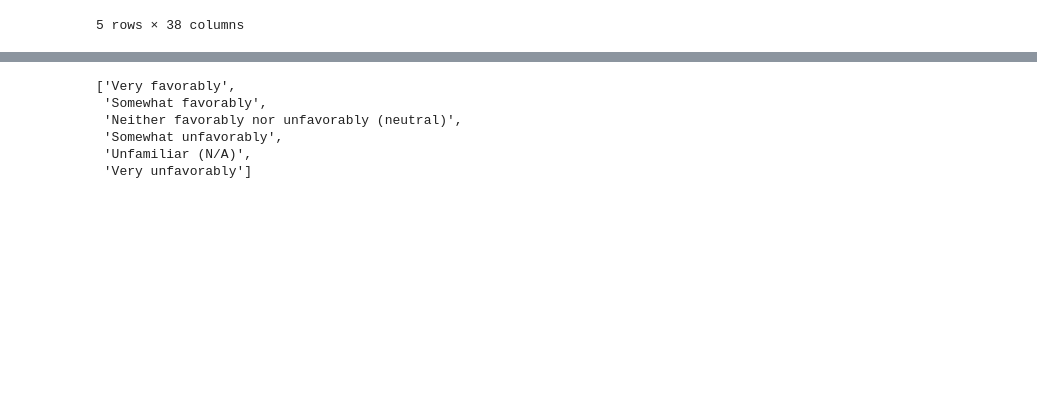
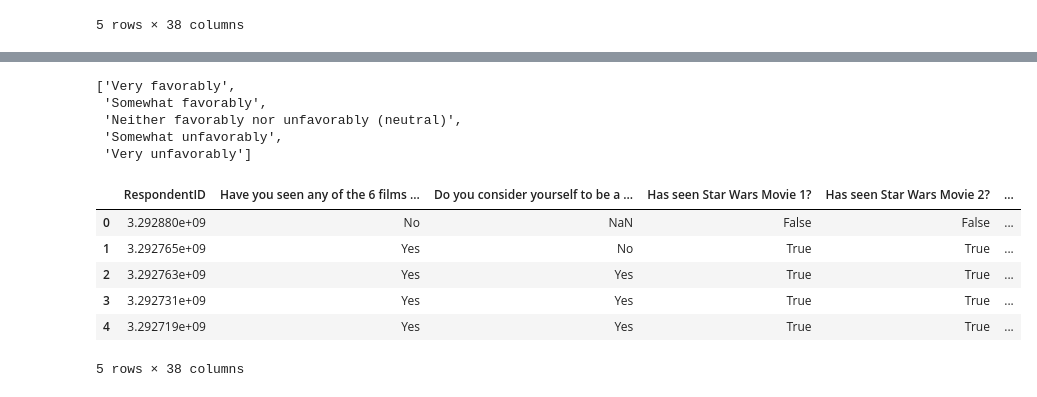
Before and after one commit to BenJMurarotto/star-wars-survey, a Jupyter notebook: star_wars_survey.ipynb, the cells around one changed output, grey strips where cells are left out. Cells and saved outputs as stored; diff of their text form; code cells hidden in the pictures; blank space fills up the shorter version.

```diff
--- a/star_wars_survey.ipynb
+++ b/star_wars_survey.ipynb
@@ -35,17 +63,32 @@ for col in range(9, 15):
 
 df.columns = new_columns
 df = df.drop(index=0).reset_index(drop=True)
+# %%
+favourability_ranking = df["Unnamed: 16"].value_counts().index.tolist()
+favourability_ranking.remove("Unfamiliar (N/A)")
+favourability_ranking
+# %% [output]
+['Very favorably',
+ 'Somewhat favorably',
+ 'Neither favorably nor unfavorably (neutral)',
+ 'Somewhat unfavorably',
+ 'Very unfavorably']
 # %%
-favourability_ranking = df["Unnamed: 16"].value_counts().index.tolist()
-favourability_ranking
+from pandas.api.types import CategoricalDtype
+import numpy as np
-# %% [output]
-['Very favorably',
- 'Somewhat favorably',
- 'Neither favorably nor unfavorably (neutral)',
- 'Somewhat unfavorably',
- 'Unfamiliar (N/A)',
- 'Very unfavorably']
 # %%
-from pandas.api.types import CategoricalDtype
+favourability_order = CategoricalDtype(categories=favourability_ranking, ordered = True)
-# %%
-favourability_order = CategoricalDtype()
+# %%
+df.iloc[:,15:29] = df.iloc[:,15:29].replace({"Unfamiliar (N/A)" : np.nan})
+for i in range(15, 29):
+    df.iloc[:, i] = df.iloc[:, i].astype(favourability_order)
+# %%
+df.head()
+# %% [output]
+|  | RespondentID | Have you seen any of the 6 films ... | Do you consider yourself to be a ... | Has seen Star Wars Movie 1? | Has seen Star Wars Movie 2? | ... |
+| 0 | 3.292880e+09 | No | NaN | False | False | ... |
+| 1 | 3.292765e+09 | Yes | No | True | True | ... |
+| 2 | 3.292763e+09 | Yes | Yes | True | True | ... |
+| 3 | 3.292731e+09 | Yes | Yes | True | True | ... |
+| 4 | 3.292719e+09 | Yes | Yes | True | True | ... |
+5 rows × 38 columns
```
Also changed, not shown: parts of 8 cells of this notebook, 2 other files.
